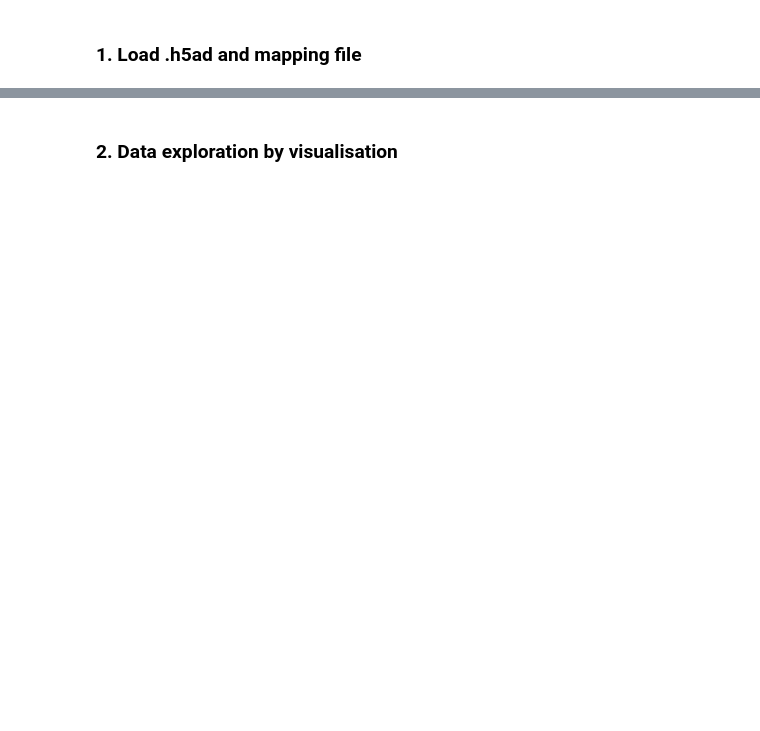
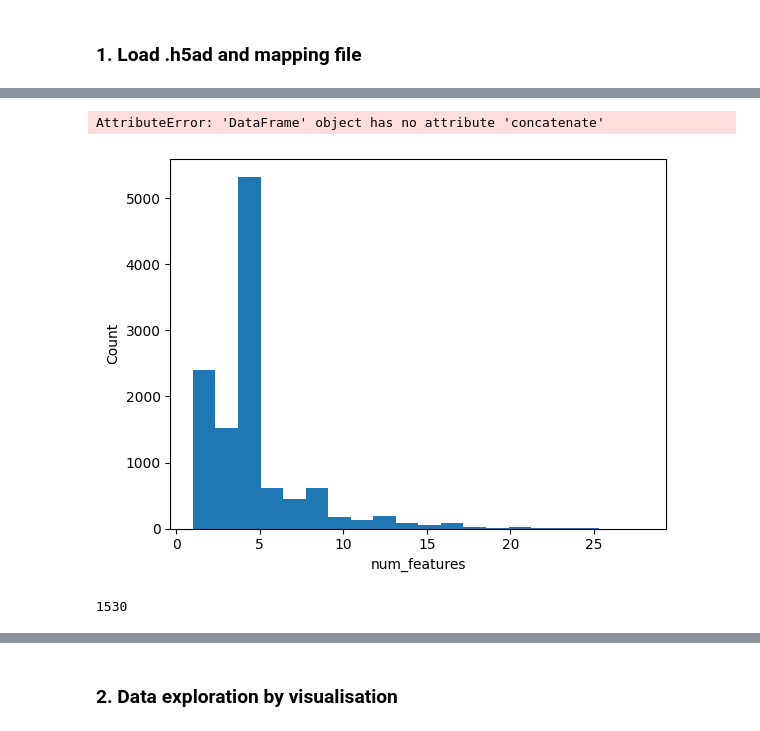
Before and after one commit to vitkl/cell2state_tf_activation, a Jupyter notebook: scripts/Kevin/20230105_multiome_rna_exploration.ipynb, the cells around one changed output, grey strips where cells are left out. Saved outputs shown, nothing was run; the diff lists cells and outputs as text; code cells hidden in the pictures; blank space fills up the shorter version.

Commit message:
exploring protospacer per cell

```diff
--- a/scripts/Kevin/20230105_multiome_rna_exploration.ipynb
+++ b/scripts/Kevin/20230105_multiome_rna_exploration.ipynb
@@ -142,3 +161,7 @@ protospacer_df.tail(60)
 | 689 | TGCTACCGTCAGAGGT-1 | 25 | AIRE_ACAGCAGCGCCTCCATCACA_AIRE_CG... | 66|6|410|246|21|16|3|25|146|68|11... |
 | 1982 | CTCGAAAGTCTCCATC-1 | 25 | ASCL1_AGCCGCTCGCTGCAGCAGCG_ASCL1_... | 71|8|9|27|29|32|13|195|26|147|280... |
 | 1984 | GGGTCTGTCACGATGT-1 | 28 | ASCL1_AGCCGCTCGCTGCAGCAGCG_ASCL1_... | 93|38|10|12|45|38|56|27|272|33|55... |
+# %%
+#Create list from feature call and numeric umis assignment which should be split by "|"
+protospacer_df['feature_call_split']=protospacer_df['feature_call'].str.split('|')
+protospacer_df['num_umis_split']=protospacer_df['num_umis'].str.split('|')
@@ -145,3 +173,19 @@ protospacer_df.tail(60)
+# %%
+protospacer_df[['cell_barcode','num_features']].concatenate(protospacer_counts_df)
+# %% [output]
+AttributeError: 'DataFrame' object has no attribute 'concatenate'
+# %%
+#histogram of numeric features
+plt.hist(protospacer_df.num_features,bins=20);
+plt.xlabel('num_features');
+plt.ylabel('Count')
+plt.show()
+# %% [output]
+[figure, added]
+# %%
+len(protospacer_df.feature_call.unique())
+# %% [output]
+1530
 # %%
 adata.obs
 # %% [output]
```
Also changed, not shown: parts of 11 cells of this notebook, 1 other file.
